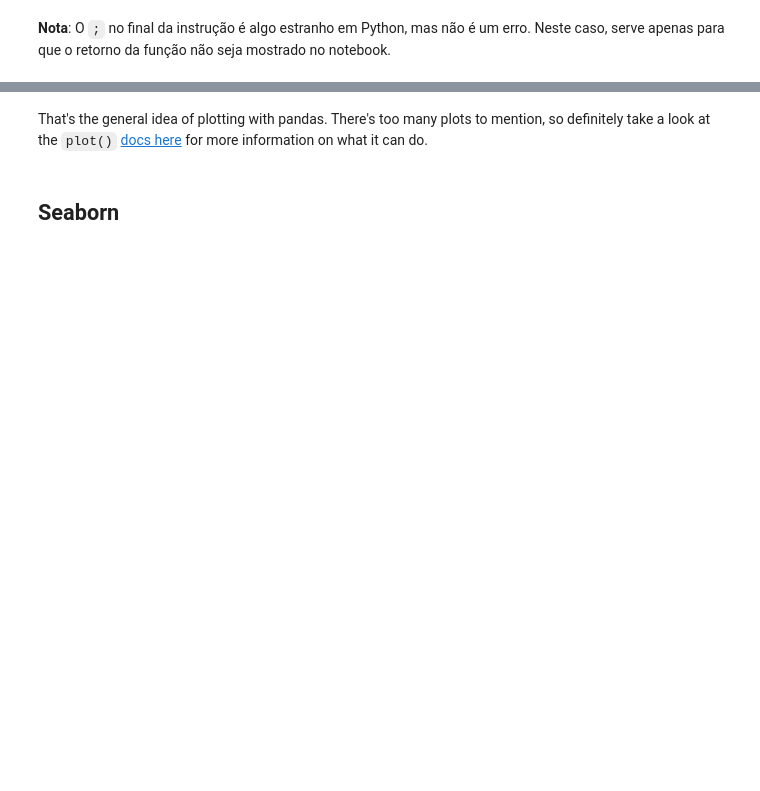
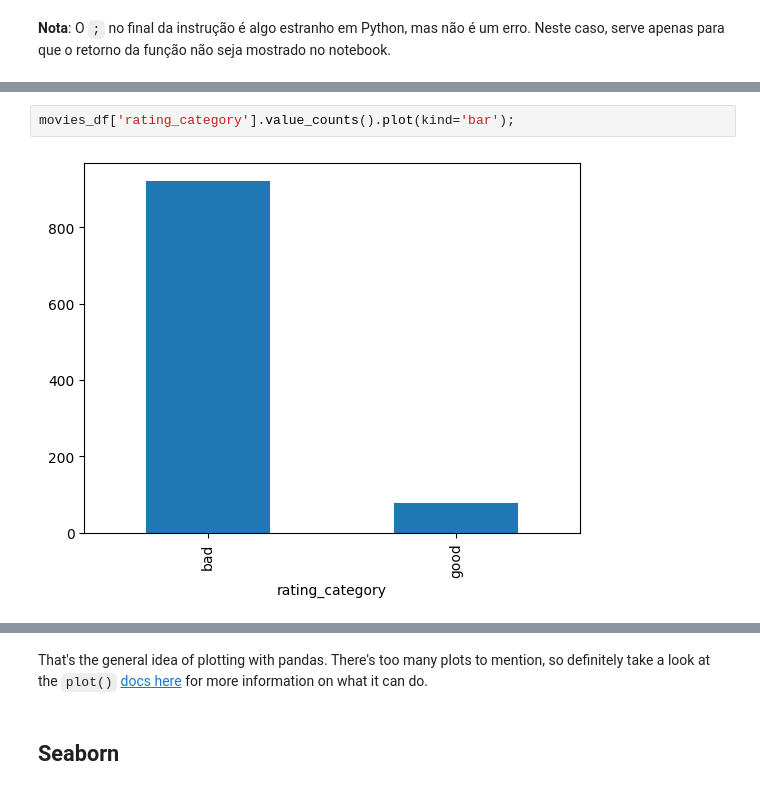
Before and after one commit to TheAwesomeGe/DECD, a Jupyter notebook: notebooks/04-visualization.ipynb, the cells around one changed output, grey strips where cells are left out. Saved outputs shown, nothing was run; the diff lists cells and outputs as text; blank space fills up the shorter version.

```diff
--- a/notebooks/04-visualization.ipynb
+++ b/notebooks/04-visualization.ipynb
@@ -67,2 +101,6 @@ movies_df.boxplot(column='revenue_millions', by='rating_category');
+# %%
+movies_df['rating_category'].value_counts().plot(kind='bar');
+# %% [output]
+[figure, added]
 # %%
 movies_df['director'][movies_df['director'].isin(['Christopher Nolan', 'Ridley Scott'])].value_counts().plot(kind='bar');
```
Also changed, not shown: parts of 36 cells of this notebook, 1 other file.
